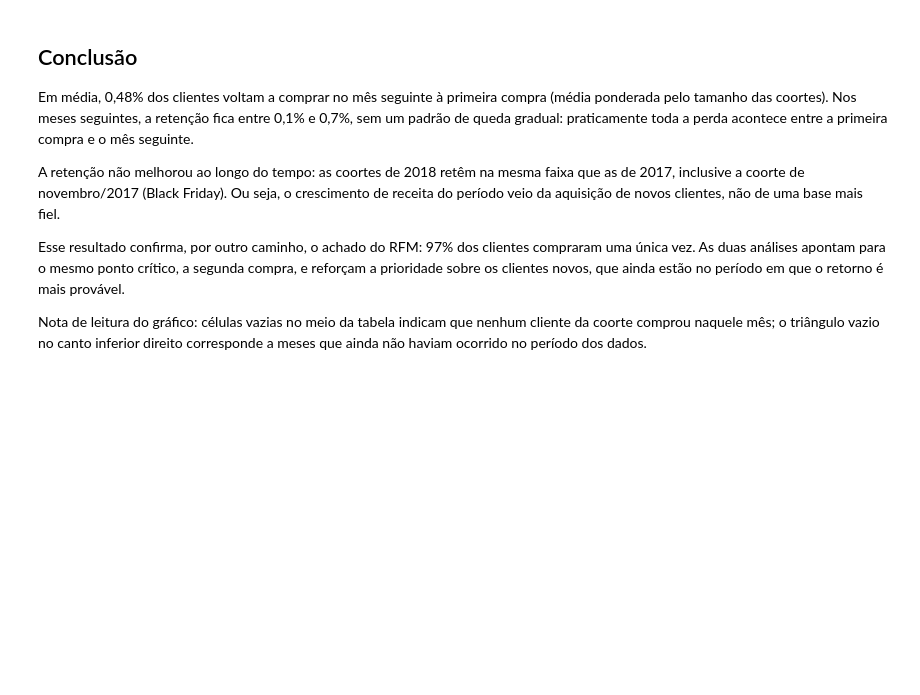
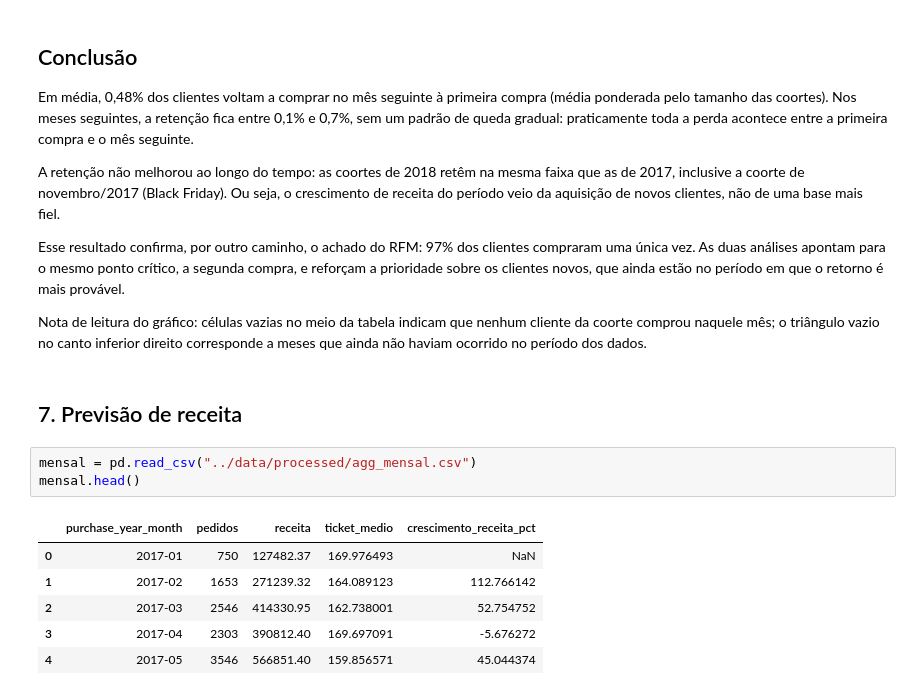
Before and after one commit to reinaldosl/Tech-challenge-POSTECH, a Jupyter notebook: notebooks/pagamentos-clientes.ipynb, the cells around one changed output. Drawn from its saved outputs; the diff is of its cells as text; blank space fills up the shorter version.

```diff
--- a/notebooks/pagamentos-clientes.ipynb
+++ b/notebooks/pagamentos-clientes.ipynb
@@ -461,3 +460,15 @@ A retenção não melhorou ao longo do tempo: as coortes de 2018 retêm na mesma
 Esse resultado confirma, por outro caminho, o achado do RFM: 97% dos clientes compraram uma única vez. As duas análises apontam para o mesmo ponto crítico, a segunda compra, e reforçam a prioridade sobre os clientes novos, que ainda estão no período em que o retorno é mais provável.
 
 Nota de leitura do gráfico: células vazias no meio da tabela indicam que nenhum cliente da coorte comprou naquele mês; o triângulo vazio no canto inferior direito corresponde a meses que ainda não haviam ocorrido no período dos dados.
+# %% [markdown]
+## 7. Previsão de receita
+# %%
+mensal = pd.read_csv("../data/processed/agg_mensal.csv")
+mensal.head()
+# %% [output]
+|  | purchase_year_month | pedidos | receita | ticket_medio | crescimento_receita_pct |
+| 0 | 2017-01 | 750 | 127482.37 | 169.976493 | NaN |
+| 1 | 2017-02 | 1653 | 271239.32 | 164.089123 | 112.766142 |
+| 2 | 2017-03 | 2546 | 414330.95 | 162.738001 | 52.754752 |
+| 3 | 2017-04 | 2303 | 390812.40 | 169.697091 | -5.676272 |
+| 4 | 2017-05 | 3546 | 566851.40 | 159.856571 | 45.044374 |
```
Also changed, not shown: parts of 17 cells of this notebook.
